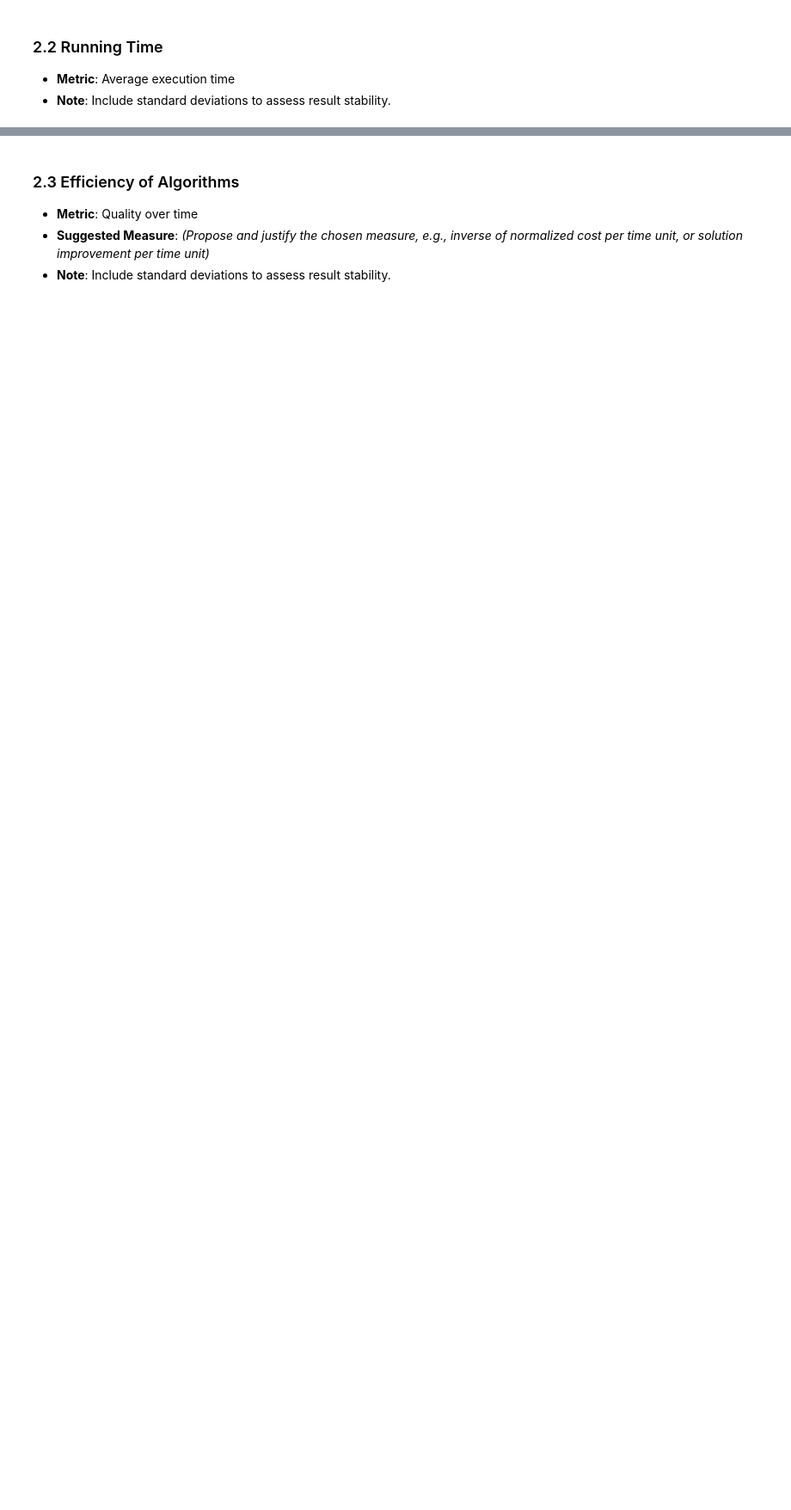
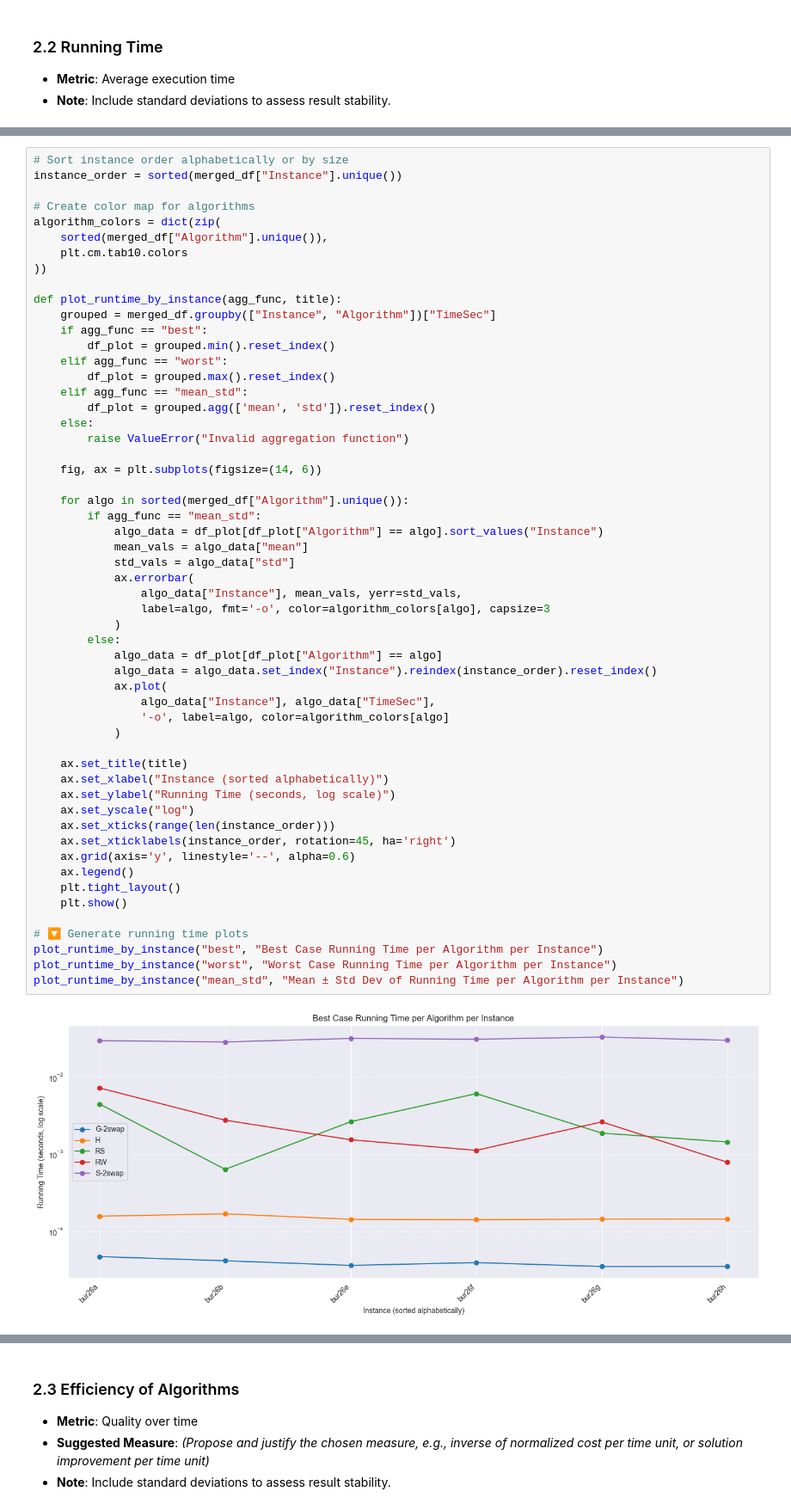
Before and after one commit to aiPatMac/putBIAM_QAPsolver, a Jupyter notebook: plots/plots.ipynb, the cells around one changed output, grey strips where cells are left out. Shown at 86% size. Saved outputs shown, nothing was run; the diff lists cells and outputs as text; blank space fills up the shorter version.

```diff
--- a/plots/plots.ipynb
+++ b/plots/plots.ipynb
@@ -160,0 +244,57 @@ plt.show()
+# %%
+# Sort instance order alphabetically or by size
+instance_order = sorted(merged_df["Instance"].unique())
+
+# Create color map for algorithms
+algorithm_colors = dict(zip(
+    sorted(merged_df["Algorithm"].unique()),
+    plt.cm.tab10.colors
+))
+
+def plot_runtime_by_instance(agg_func, title):
+    grouped = merged_df.groupby(["Instance", "Algorithm"])["TimeSec"]
+    if agg_func == "best":
+        df_plot = grouped.min().reset_index()
+    elif agg_func == "worst":
+        df_plot = grouped.max().reset_index()
+    elif agg_func == "mean_std":
+        df_plot = grouped.agg(['mean', 'std']).reset_index()
+    else:
+        raise ValueError("Invalid aggregation function")
+
+    fig, ax = plt.subplots(figsize=(14, 6))
+
+    for algo in sorted(merged_df["Algorithm"].unique()):
+        if agg_func == "mean_std":
+            algo_data = df_plot[df_plot["Algorithm"] == algo].sort_values("Instance")
+            mean_vals = algo_data["mean"]
+            std_vals = algo_data["std"]
+            ax.errorbar(
+                algo_data["Instance"], mean_vals, yerr=std_vals,
+                label=algo, fmt='-o', color=algorithm_colors[algo], capsize=3
+            )
+        else:
+            algo_data = df_plot[df_plot["Algorithm"] == algo]
+            algo_data = algo_data.set_index("Instance").reindex(instance_order).reset_index()
+            ax.plot(
+                algo_data["Instance"], algo_data["TimeSec"],
+                '-o', label=algo, color=algorithm_colors[algo]
+            )
+
+    ax.set_title(title)
+    ax.set_xlabel("Instance (sorted alphabetically)")
+    ax.set_ylabel("Running Time (seconds, log scale)")
+    ax.set_yscale("log")
+    ax.set_xticks(range(len(instance_order)))
+    ax.set_xticklabels(instance_order, rotation=45, ha='right')
+    ax.grid(axis='y', linestyle='--', alpha=0.6)
+    ax.legend()
+    plt.tight_layout()
+    plt.show()
+
+# 🔽 Generate running time plots
+plot_runtime_by_instance("best", "Best Case Running Time per Algorithm per Instance")
+plot_runtime_by_instance("worst", "Worst Case Running Time per Algorithm per Instance")
+plot_runtime_by_instance("mean_std", "Mean ± Std Dev of Running Time per Algorithm per Instance")
+# %% [output]
+[figure, added]
```
Also changed, not shown: parts of 16 cells of this notebook.
